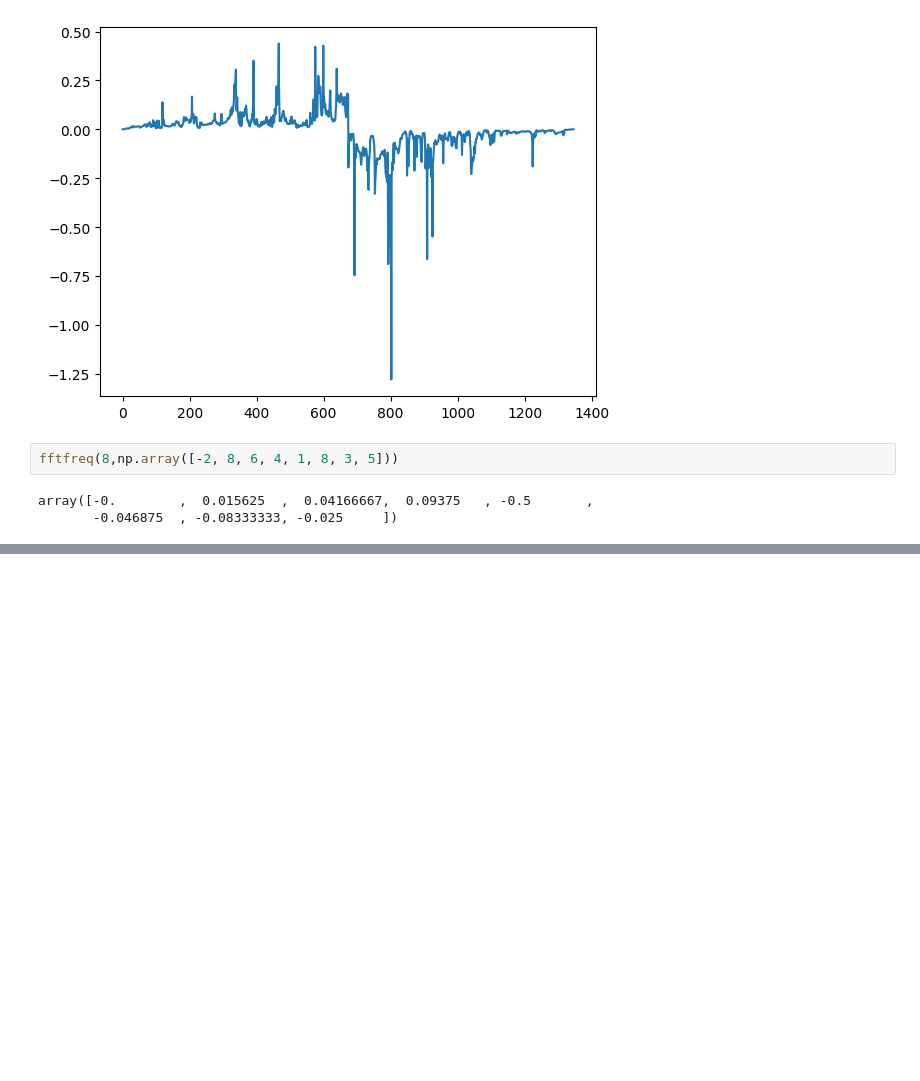
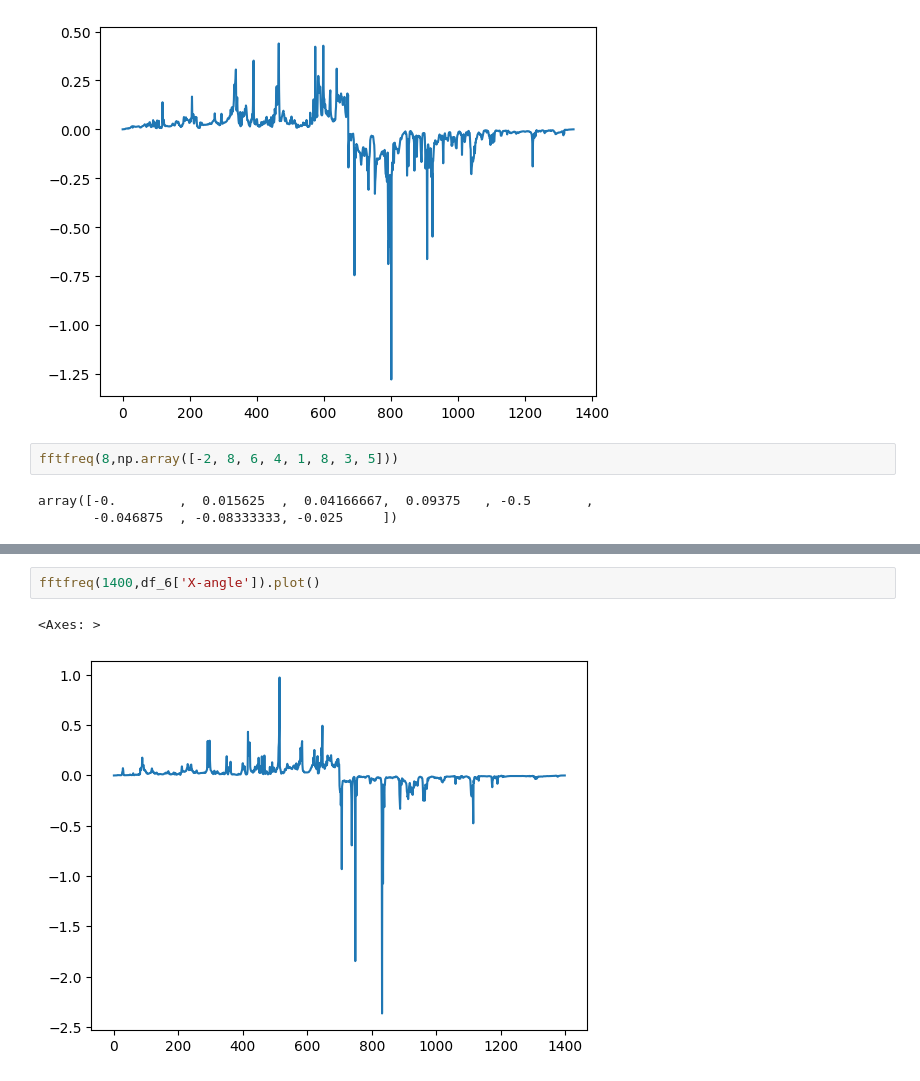
Before and after one commit to vn322/Sport-University, a Jupyter notebook: kata1.ipynb, the cells around one changed output, grey strips where cells are left out. Drawn from its saved outputs; the diff is of its cells as text; blank space fills up the shorter version.

```diff
--- a/kata1.ipynb
+++ b/kata1.ipynb
@@ -869,0 +899,5 @@ array([-0.        ,  0.015625  ,  0.04166667,  0.09375   , -0.5       ,
+# %%
+fftfreq(1400,df_6['X-angle']).plot()
+# %% [output]
+<Axes: >
+[figure, added]
```
Also changed, not shown: parts of 8 cells of this notebook.
